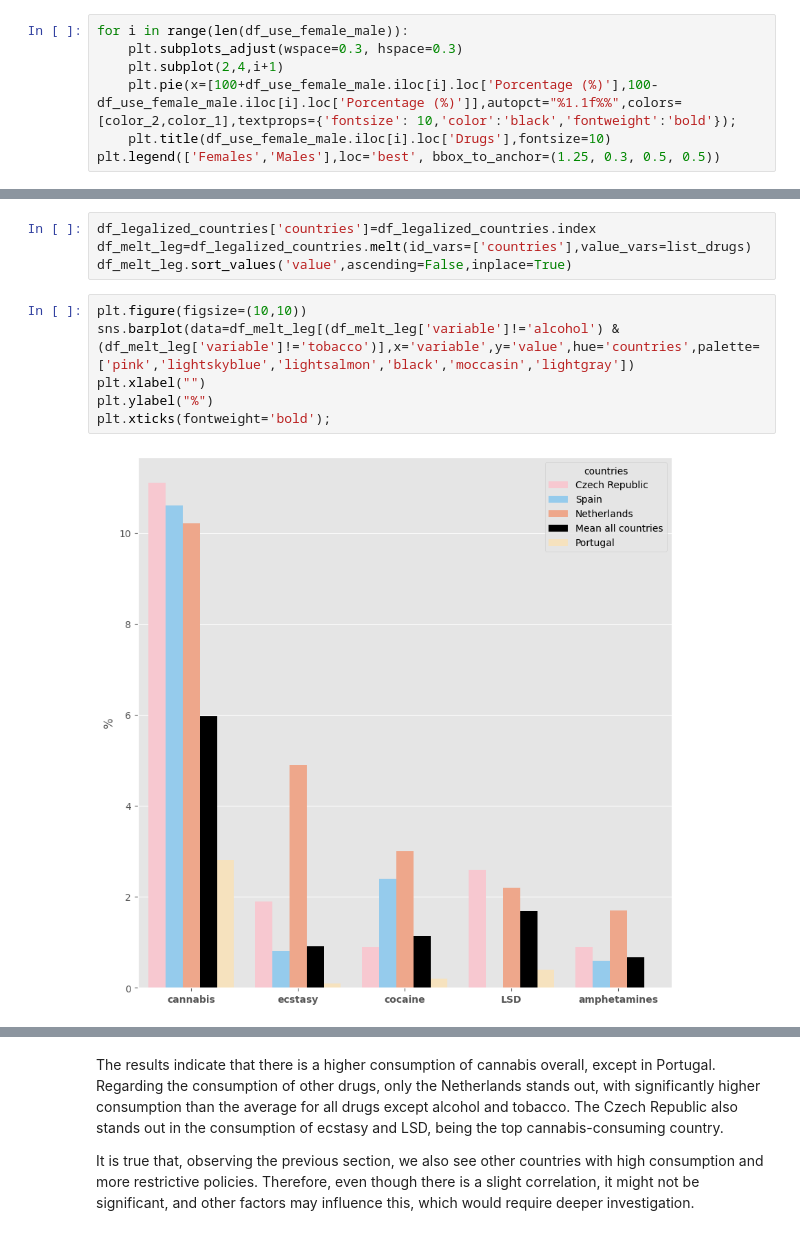
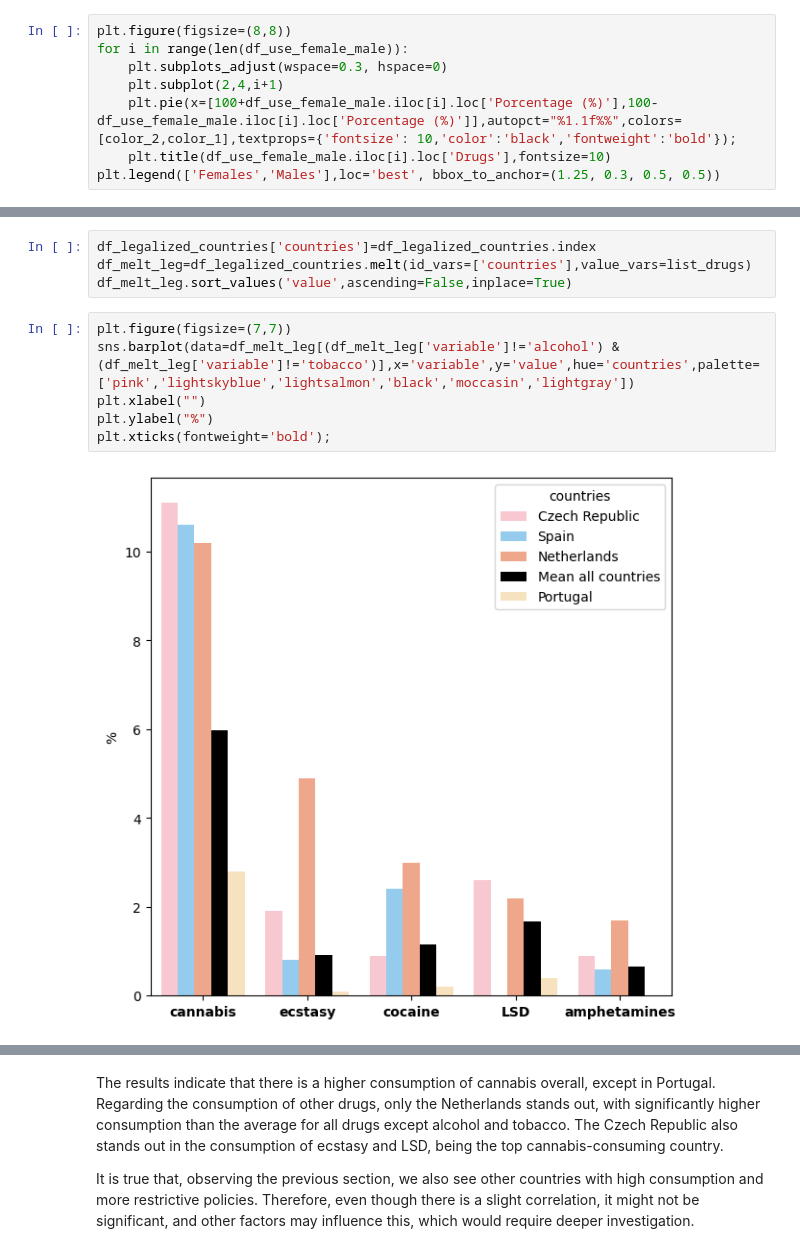
Before and after one commit to Danielgarpra/Analysis_of_drug_use_in_Europe-EDA, a Jupyter notebook: EDA/EDA.ipynb, the cells around one changed output, grey strips where cells are left out. Drawn from its saved outputs; the diff is of its cells as text.

```diff
--- a/EDA/EDA.ipynb
+++ b/EDA/EDA.ipynb
@@ -752,8 +752,9 @@ df_use_female_male
 # %% [markdown]
 To display the results, different pie charts will be created to show the percentage of men and women, with the total value set to 100.
 # %%
+plt.figure(figsize=(8,8))
 for i in range(len(df_use_female_male)):
-    plt.subplots_adjust(wspace=0.3, hspace=0.3)
+    plt.subplots_adjust(wspace=0.3, hspace=0)
     plt.subplot(2,4,i+1)
     plt.pie(x=[100+df_use_female_male.iloc[i].loc['Porcentage (%)'],100-df_use_female_male.iloc[i].loc['Porcentage (%)']],autopct="%1.1f%%",colors=[color_2,color_1],textprops={'fontsize': 10,'color':'black','fontweight':'bold'});
     plt.title(df_use_female_male.iloc[i].loc['Drugs'],fontsize=10)
@@ -1006,11 +1007,11 @@ df_legalized_countries['countries']=df_legalized_countries.index
 df_melt_leg=df_legalized_countries.melt(id_vars=['countries'],value_vars=list_drugs)
 df_melt_leg.sort_values('value',ascending=False,inplace=True)
 # %%
-plt.figure(figsize=(10,10))
+plt.figure(figsize=(7,7))
 sns.barplot(data=df_melt_leg[(df_melt_leg['variable']!='alcohol') & (df_melt_leg['variable']!='tobacco')],x='variable',y='value',hue='countries',palette=['pink','lightskyblue','lightsalmon','black','moccasin','lightgray'])
 plt.xlabel("")
 plt.ylabel("%")
 plt.xticks(fontweight='bold');
 # %% [output]
-[figure, old version]
+[figure, new version]
 # %%
```
Also changed, not shown: parts of 9 cells of this notebook.
